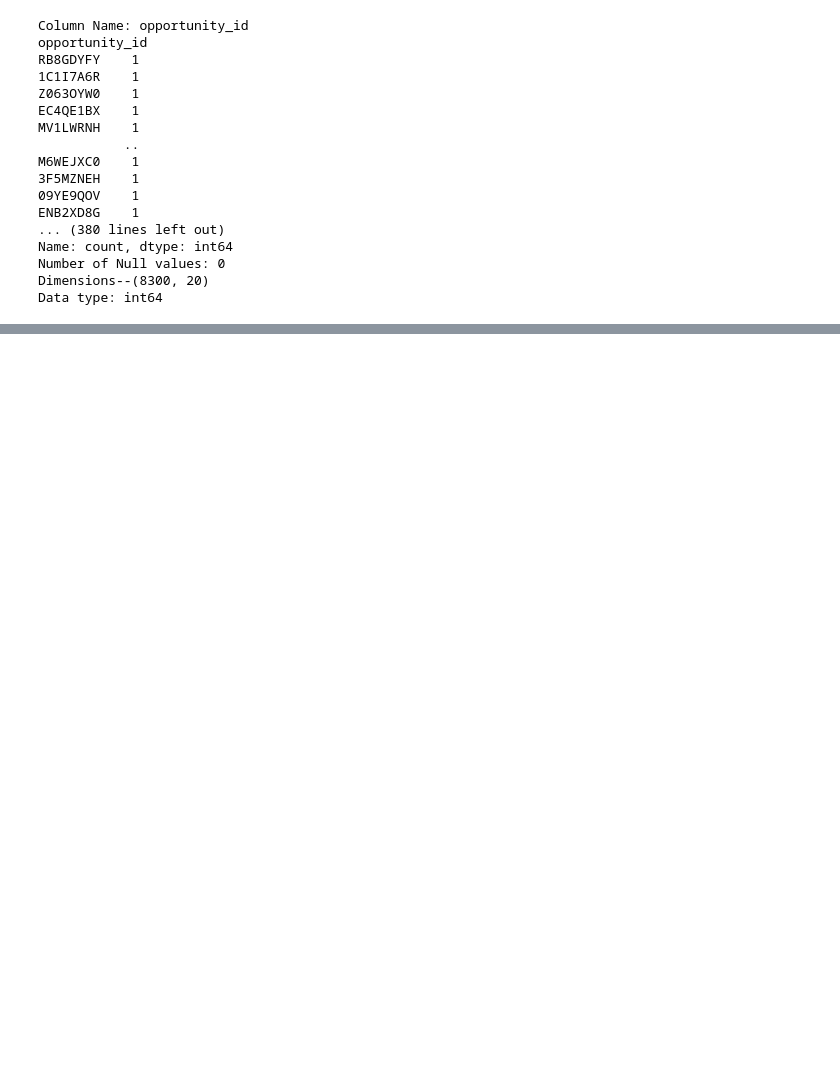
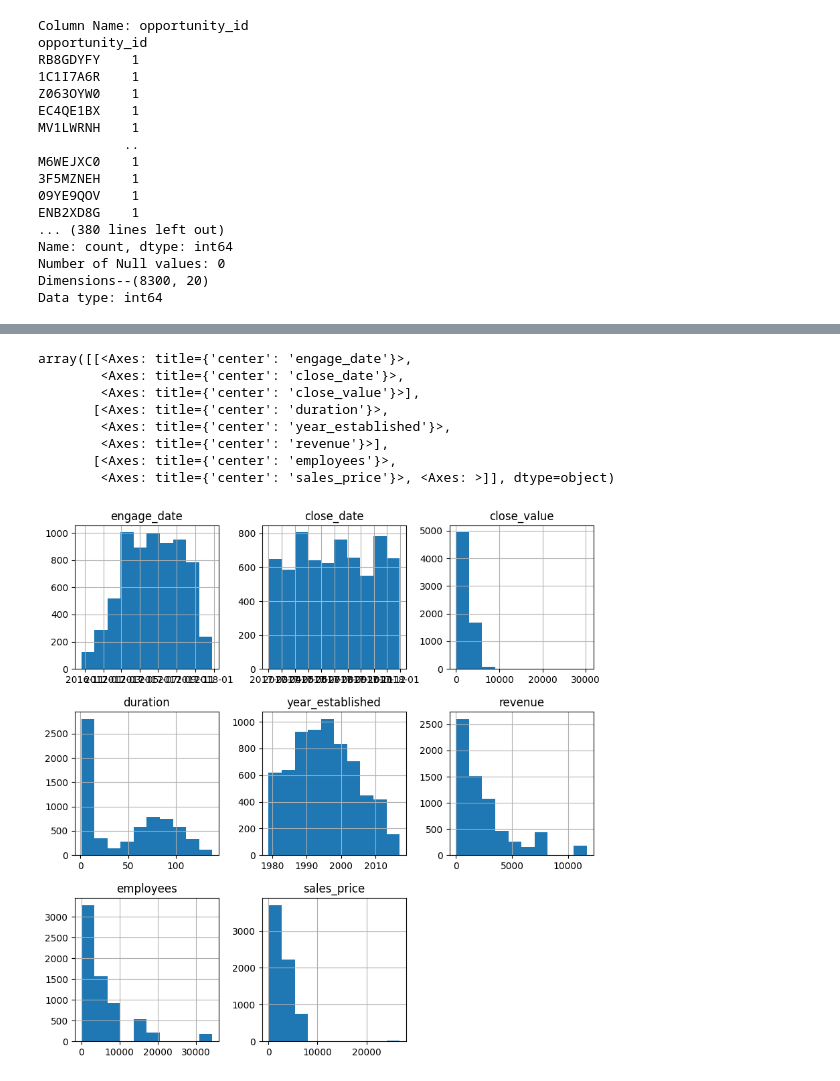
Before and after one commit to SuyogPatgave/Python_Codes-Projects, a Jupyter notebook: CRM_Project.ipynb, the cells around one changed output, grey strips where cells are left out. Cells and saved outputs as stored; diff of their text form; code cells hidden in the pictures; blank space fills up the shorter version.

```diff
--- a/CRM_Project.ipynb
+++ b/CRM_Project.ipynb
@@ -1903,3 +1920,16 @@ Name: count, dtype: int64
 Number of Null values: 0
 Dimensions--(8300, 20)
 Data type: int64
+# %%
+sales_pipe_ml5
+won_lost_label3 = sales_pipe_ml5[sales_pipe_ml5['deal_stage'].isin(['Won', 'Lost'])]
+# %%
+# We have separated the merged dataset byt filtering Won and Lost deals
+
+won_lost_ml_label = won_lost_label3.copy()
+# %%
+won_lost_ml_label['same_column?'] = (won_lost_ml_label['deal_stage']==won_lost_ml_label['deal_stage2'])
+print(f"\n\n{won_lost_ml_label['same_column?'].value_counts()}\n\n\n")
+
+#deleting deal_stage2 column
+won_lost_ml_label = won_lost_ml_label.drop(['deal_stage2', 'same_column?'], axis=1)
@@ -1905,0 +1940,4 @@ Data type: int64
+# %%
+won_lost_ml_label['duration'] = won_lost_ml_label['duration'].astype(int)
+won_lost_ml_label['year_established'] = won_lost_ml_label['year_established'].astype(int)
+won_lost_ml_label['employees'] = won_lost_ml_label['employees'].astype(int)
@@ -1905,0 +1961,14 @@ Data type: int64
+# %%
+#visualizing the distribution of all numerical fields
+
+won_lost_ml_label.hist(figsize=(10,10))
+# %% [output]
+array([[<Axes: title={'center': 'engage_date'}>,
+        <Axes: title={'center': 'close_date'}>,
+        <Axes: title={'center': 'close_value'}>],
+       [<Axes: title={'center': 'duration'}>,
+        <Axes: title={'center': 'year_established'}>,
+        <Axes: title={'center': 'revenue'}>],
+       [<Axes: title={'center': 'employees'}>,
+        <Axes: title={'center': 'sales_price'}>, <Axes: >]], dtype=object)
+[figure, added]
```
Also changed, not shown: parts of 20 cells of this notebook.
